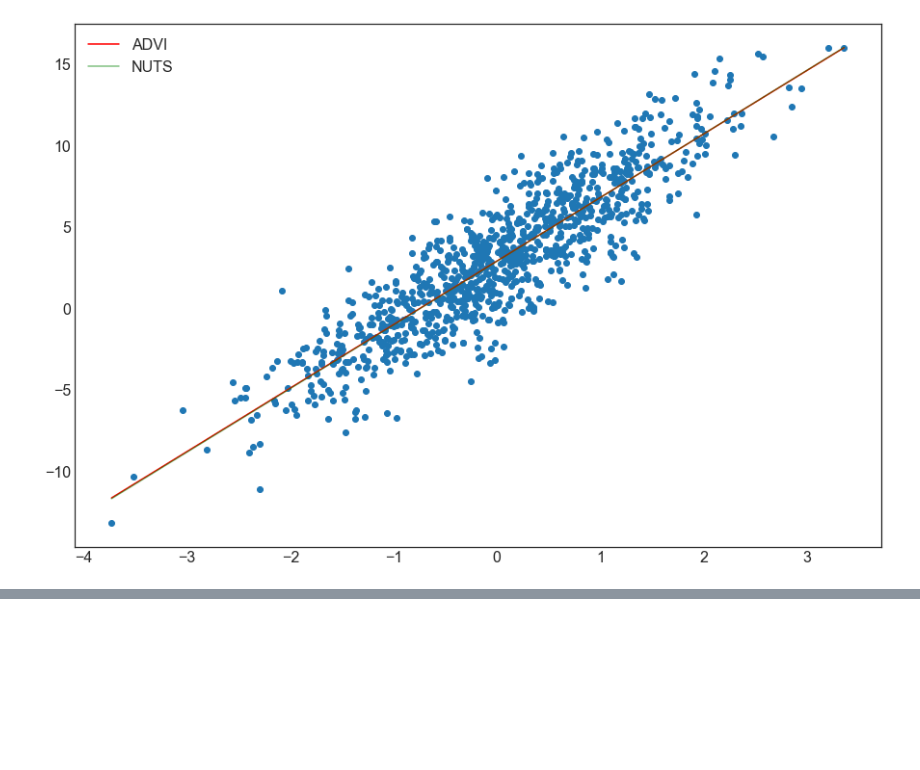
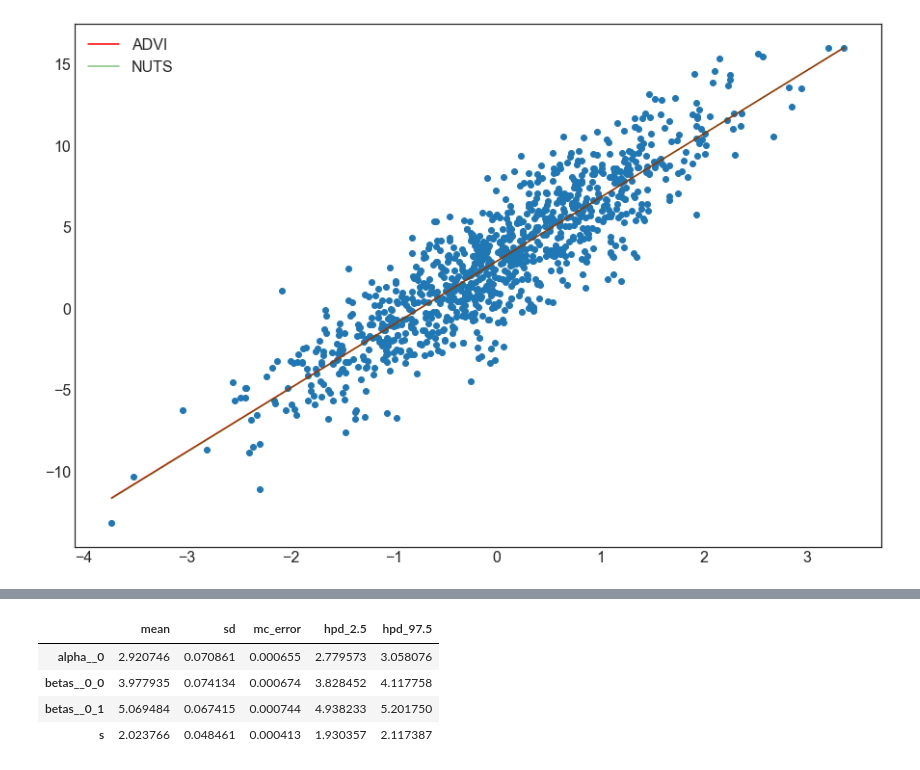
Before and after one commit to parsing-science/pymc3_models, a Jupyter notebook: notebooks/LinearRegression.ipynb, the cells around one changed output, grey strips where cells are left out. Cells and saved outputs as stored; diff of their text form; code cells hidden in the pictures; blank space fills up the shorter version.

```diff
--- a/notebooks/LinearRegression.ipynb
+++ b/notebooks/LinearRegression.ipynb
@@ -145,0 +149,8 @@ LR3.fit(X, Y)
+# %%
+LR3.summary
+# %% [output]
+|  | mean | sd | mc_error | hpd_2.5 | hpd_97.5 |
+| alpha__0 | 2.920746 | 0.070861 | 0.000655 | 2.779573 | 3.058076 |
+| betas__0_0 | 3.977935 | 0.074134 | 0.000674 | 3.828452 | 4.117758 |
+| betas__0_1 | 5.069484 | 0.067415 | 0.000744 | 4.938233 | 5.201750 |
+| s | 2.023766 | 0.048461 | 0.000413 | 1.930357 | 2.117387 |
```
Also changed, not shown: parts of 3 cells of this notebook, 3 other files.
